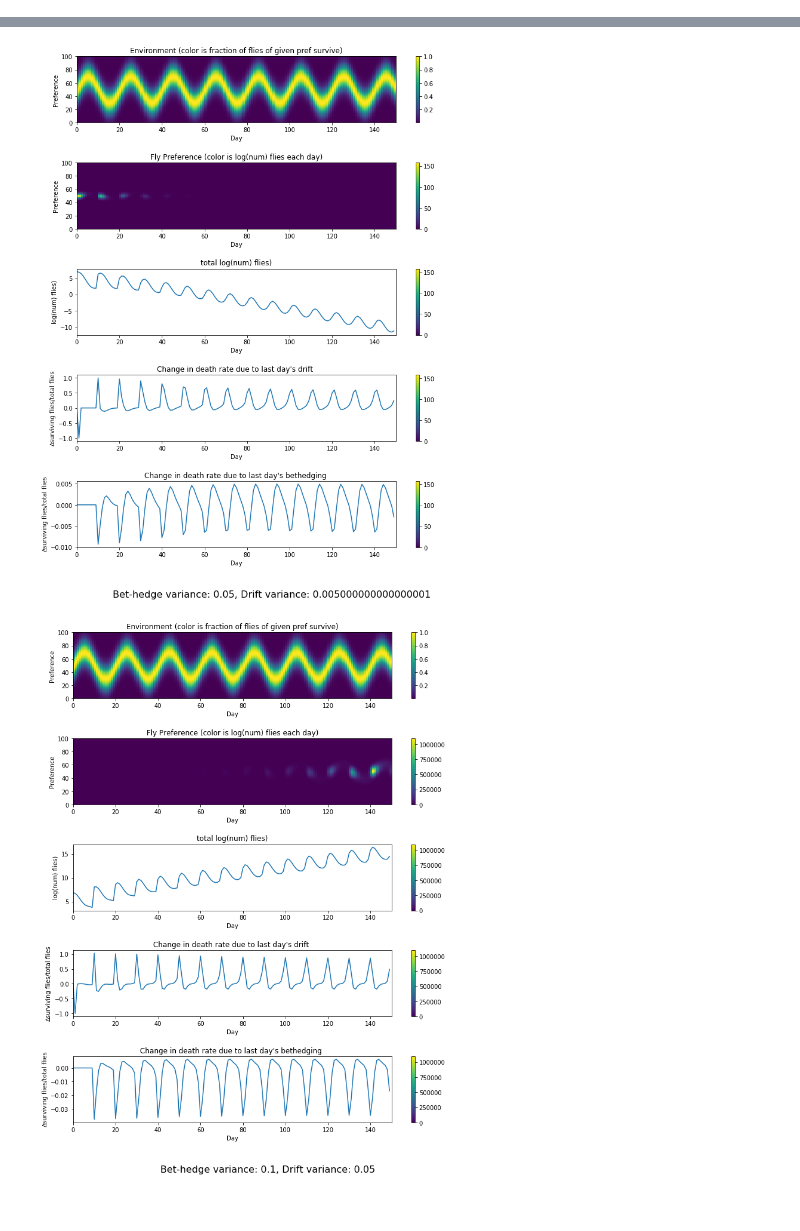
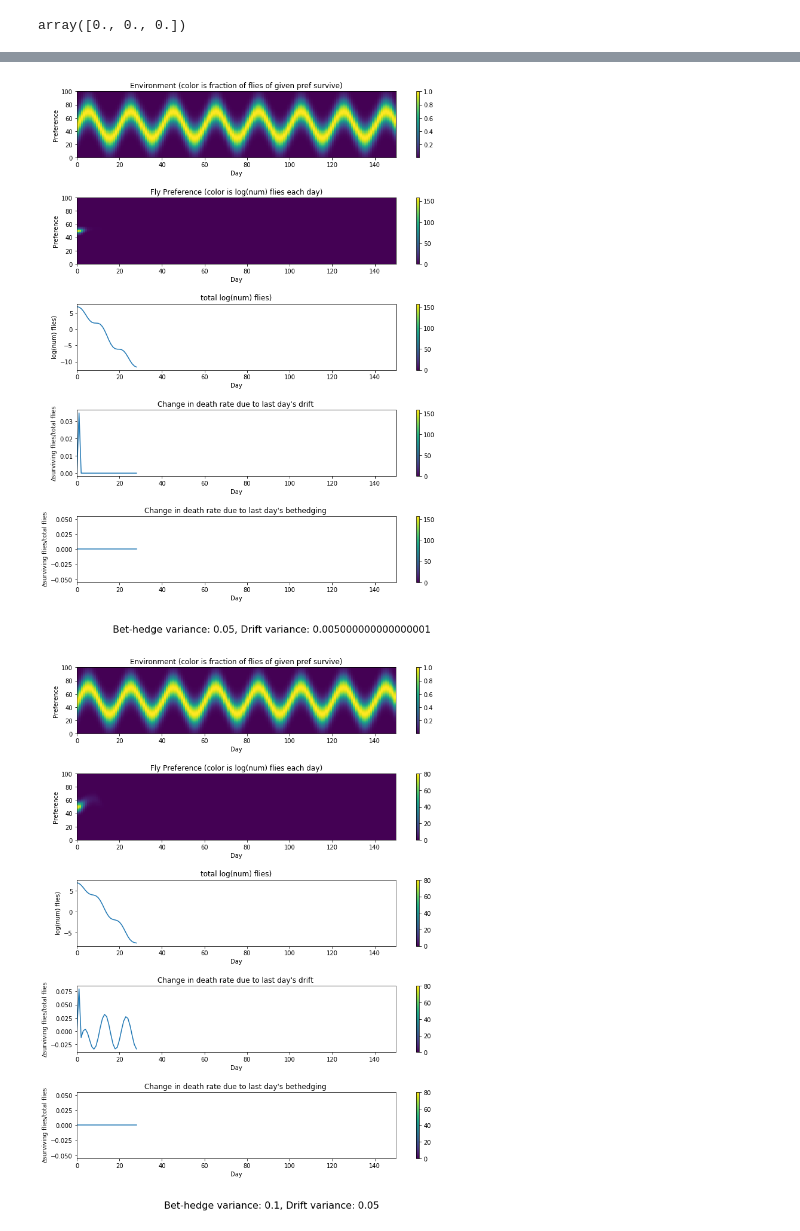
Before and after one commit to ryantmaloney/Simplified-Drift-Modeling, a Jupyter notebook: driftmodeling.ipynb, the cells around one changed output, grey strips where cells are left out. Saved outputs shown, nothing was run; the diff lists cells and outputs as text; code cells hidden in the pictures.

```diff
--- a/driftmodeling.ipynb
+++ b/driftmodeling.ipynb
@@ -25,7 +25,7 @@ driftvariance=[y,.1*y,y]
 gain=.4
 per=20
 maxsurvivalrate=1
-birthrate=40
+birthrate=0
 matureage=10
 percentbh=0.01
 sd.driftmodeling(flynum, numberofbins, numberofdays, prefmean, prefvariance, envimean, envivariance, driftvariance, gain, per,maxsurvivalrate,birthrate,matureage, percentbh)
@@ -33,0 +46 @@ array([4.59575068e+233, 1.43699885e-005, 1.94592958e+006])
+array([0., 0., 0.])
@@ -35,2 +48,2 @@ array([4.59575068e+233, 1.43699885e-005, 1.94592958e+006])
-[figure, old version]
+[figure, new version]
-[figure, old version]
+[figure, new version]
```
Also changed, not shown: parts of 2 cells of this notebook, 1 other file.
